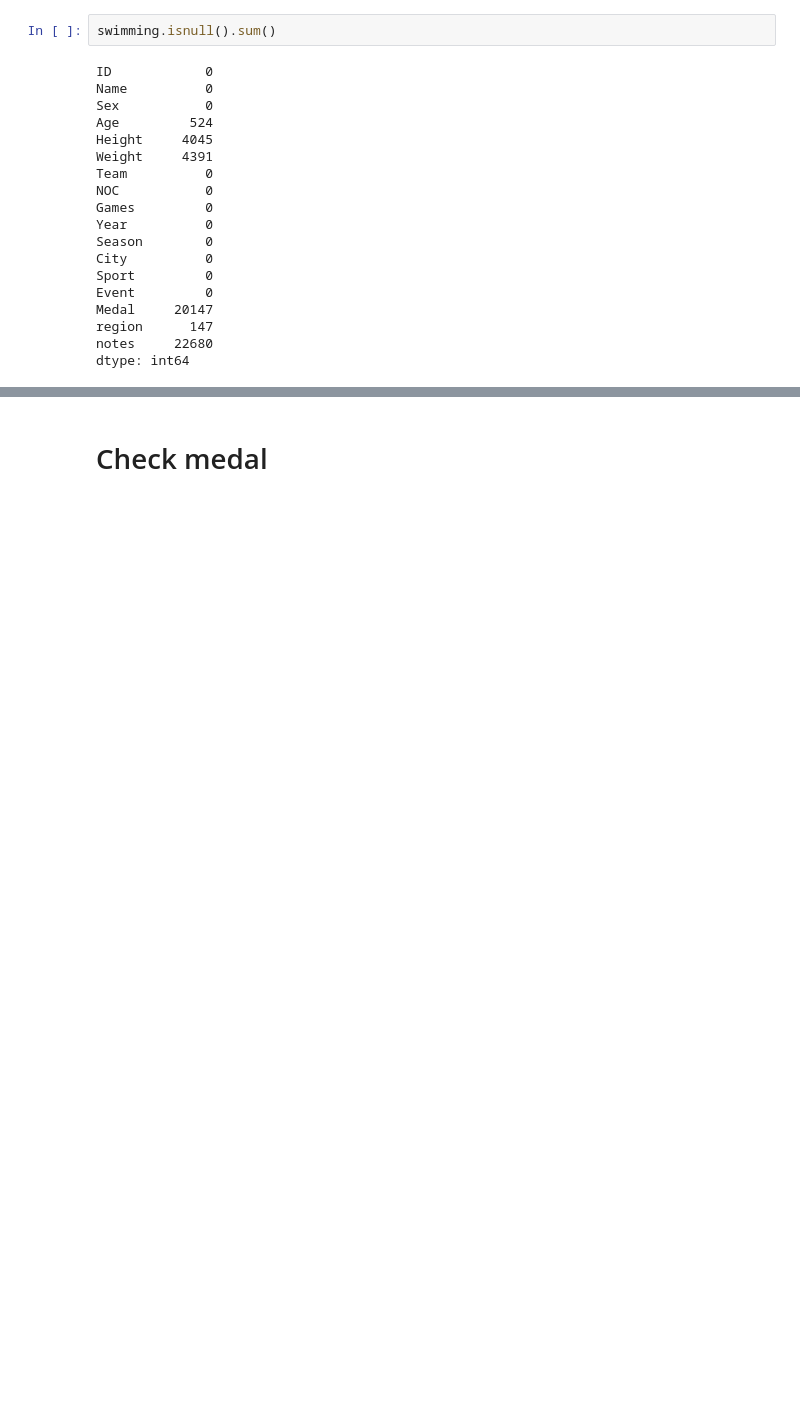
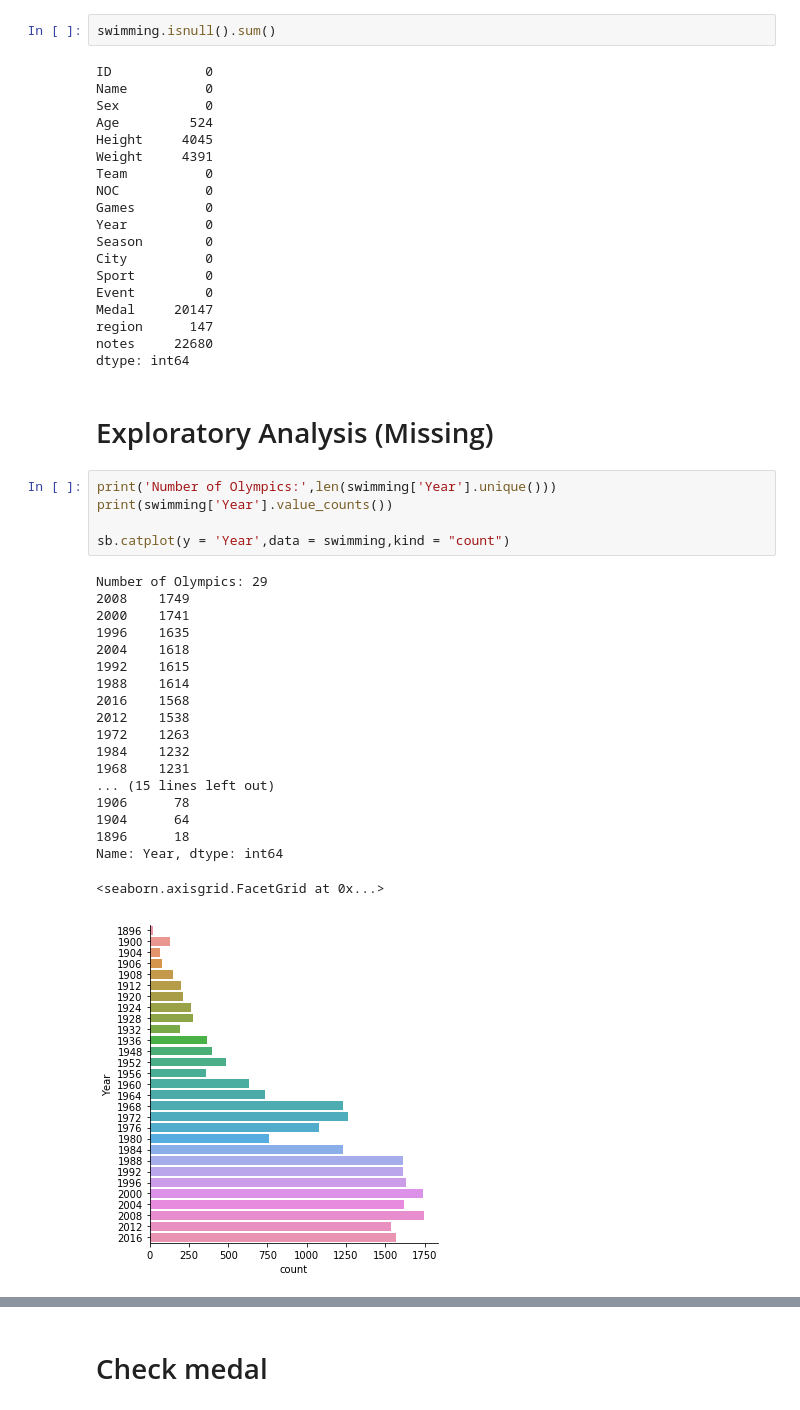
Before and after one commit to nhanpotter/cz1015_miniproject, a Jupyter notebook: Athlete.ipynb, the cells around one changed output, grey strips where cells are left out. Drawn from its saved outputs; the diff is of its cells as text; blank space fills up the shorter version.

Commit message:
Need eploratory analysis

```diff
--- a/Athlete.ipynb
+++ b/Athlete.ipynb
@@ -99,3 +99,30 @@ Medal     20147
 region      147
 notes     22680
 dtype: int64
+# %% [markdown]
+# Exploratory Analysis (Missing)
+# %%
+print('Number of Olympics:',len(swimming['Year'].unique()))
+print(swimming['Year'].value_counts())
+
+sb.catplot(y = 'Year',data = swimming,kind = "count")
+# %% [output]
+Number of Olympics: 29
+2008    1749
+2000    1741
+1996    1635
+2004    1618
+1992    1615
+1988    1614
+2016    1568
+2012    1538
+1972    1263
+1984    1232
+1968    1231
+... (15 lines left out)
+1906      78
+1904      64
+1896      18
+Name: Year, dtype: int64
+<seaborn.axisgrid.FacetGrid at 0x...>
+[figure, added]
```
Also changed, not shown: parts of 13 cells of this notebook.
